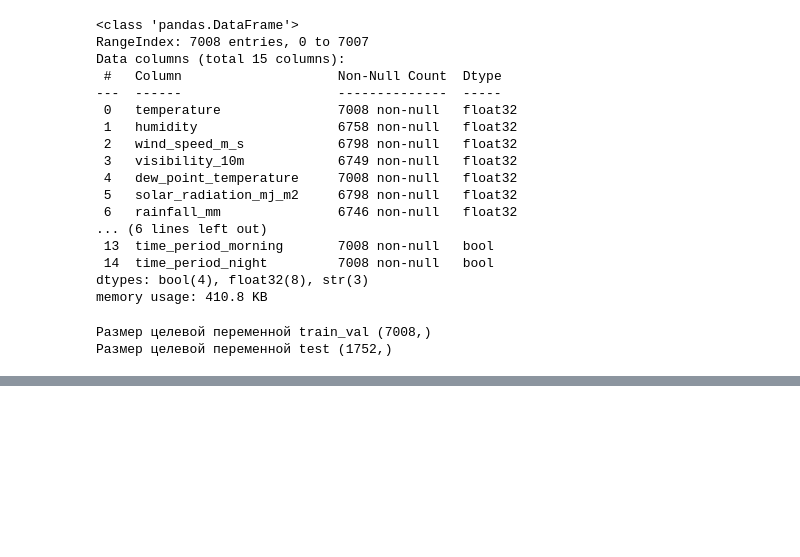
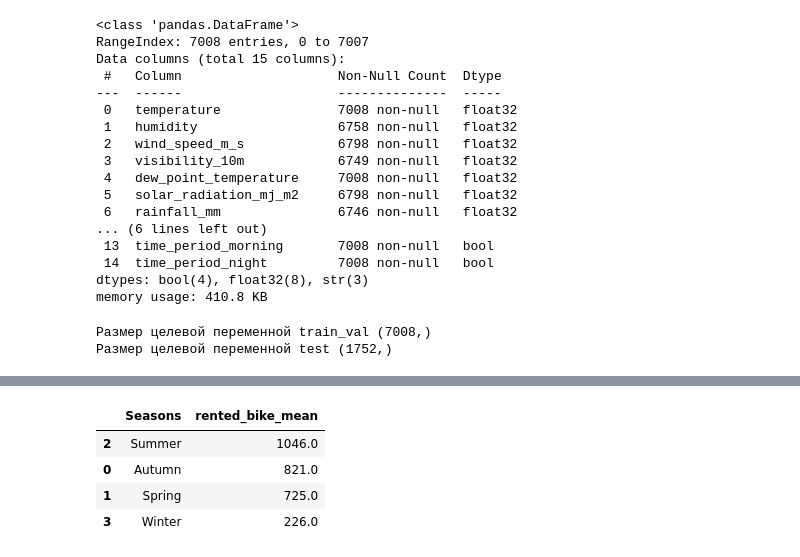
Before and after one commit to TemaQDX/sprint_14_project_bikesouth, a Jupyter notebook: sprint_14_project_bikesouth_Artem_Burov.ipynb, the cells around one changed output, grey strips where cells are left out. Cells and saved outputs as stored; diff of their text form; code cells hidden in the pictures; blank space fills up the shorter version.

```diff
--- a/sprint_14_project_bikesouth_Artem_Burov.ipynb
+++ b/sprint_14_project_bikesouth_Artem_Burov.ipynb
@@ -455,0 +526,8 @@ AttributeError: Can't get attribute '_RemainderColsList' on <module 'sklearn.com
+# %%
+df_train.groupby('Seasons', as_index=False).agg(rented_bike_mean=('Rented Bike Count', 'mean')).sort_values('rented_bike_mean', ascending=False).round(0)
+# %% [output]
+|  | Seasons | rented_bike_mean |
+| 2 | Summer | 1046.0 |
+| 0 | Autumn | 821.0 |
+| 1 | Spring | 725.0 |
+| 3 | Winter | 226.0 |
```
Also changed, not shown: parts of 12 cells of this notebook.
